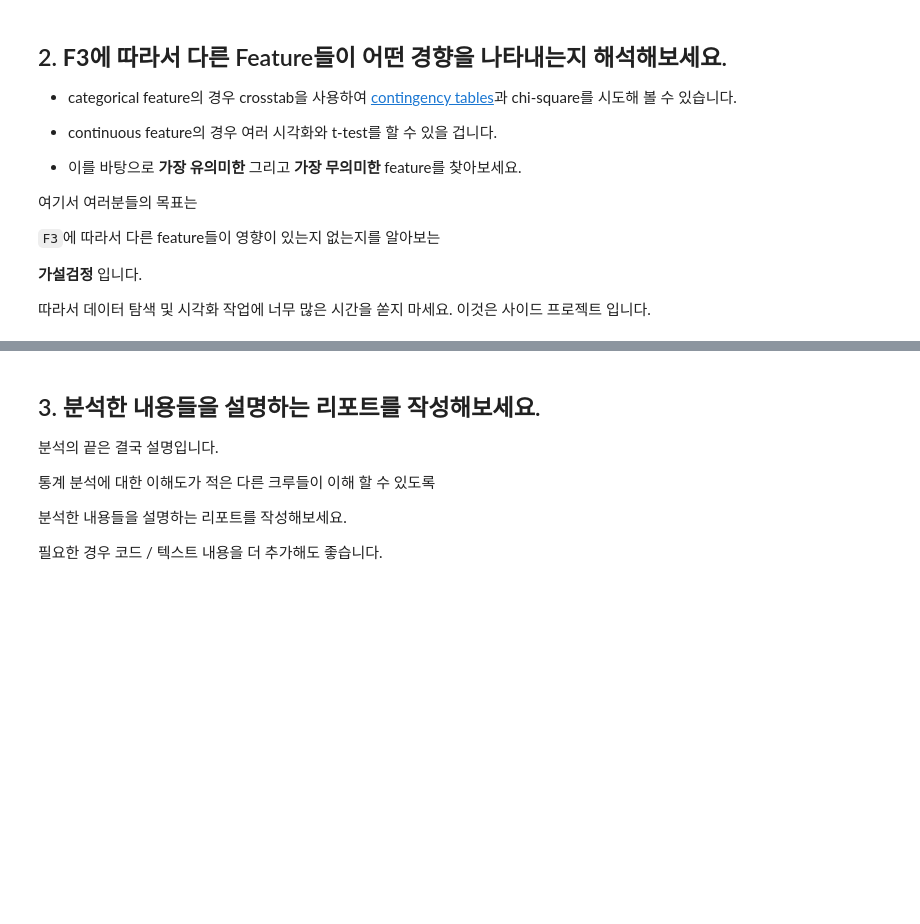
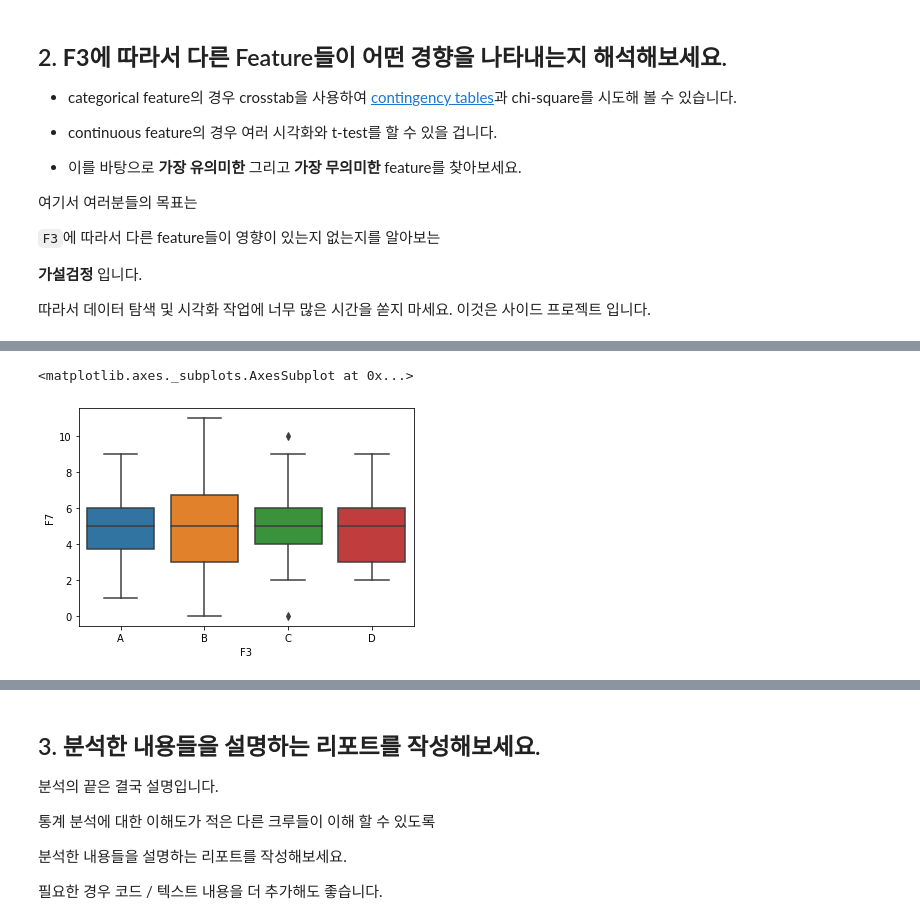
Before and after one commit to Shena2/project, a Jupyter notebook: section1/sprint challenge/ai04-sc12x-hena.ipynb, the cells around one changed output, grey strips where cells are left out. Saved outputs shown, nothing was run; the diff lists cells and outputs as text; code cells hidden in the pictures; blank space fills up the shorter version.

```diff
--- a/section1/sprint challenge/ai04-sc12x-hena.ipynb
+++ b/section1/sprint challenge/ai04-sc12x-hena.ipynb
@@ -141,0 +182,5 @@ df.groupby([df['F3'], df['F6']]).mean()
+# %%
+sns.boxplot(x = 'F3', y = 'F7', data = df)
+# %% [output]
+<matplotlib.axes._subplots.AxesSubplot at 0x...>
+[figure, added]
```
Also changed, not shown: parts of 18 cells of this notebook.
